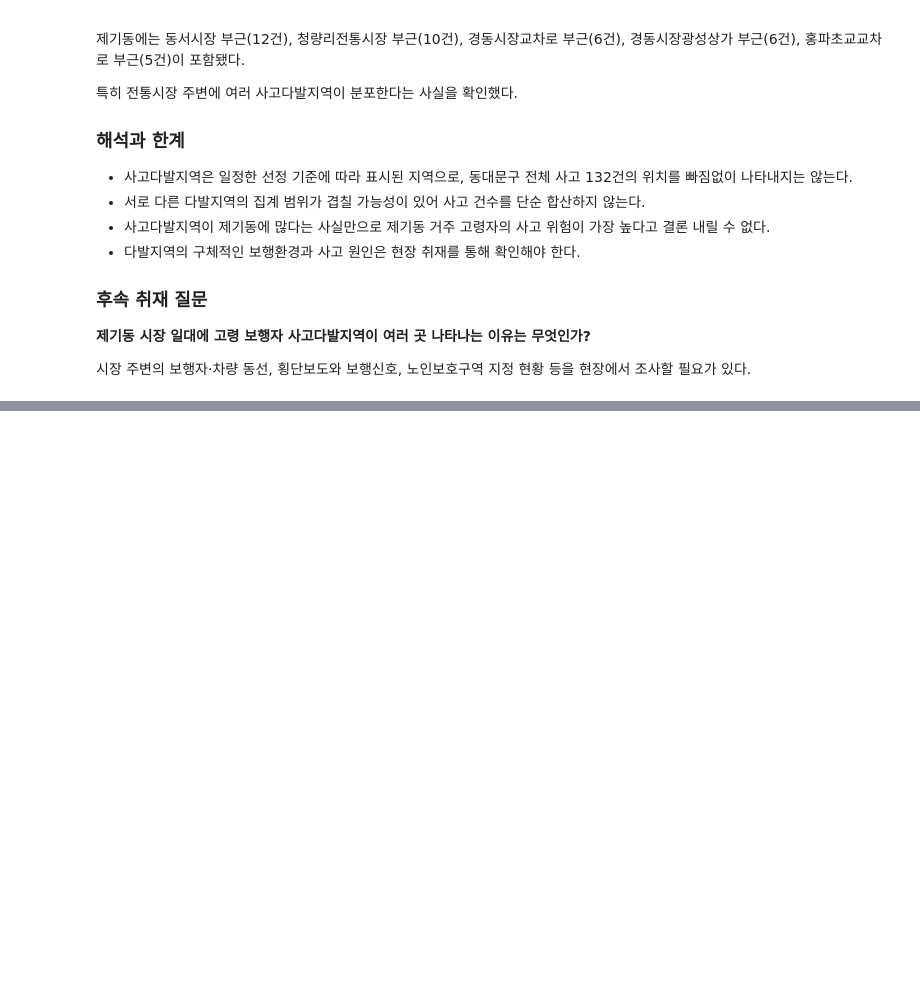
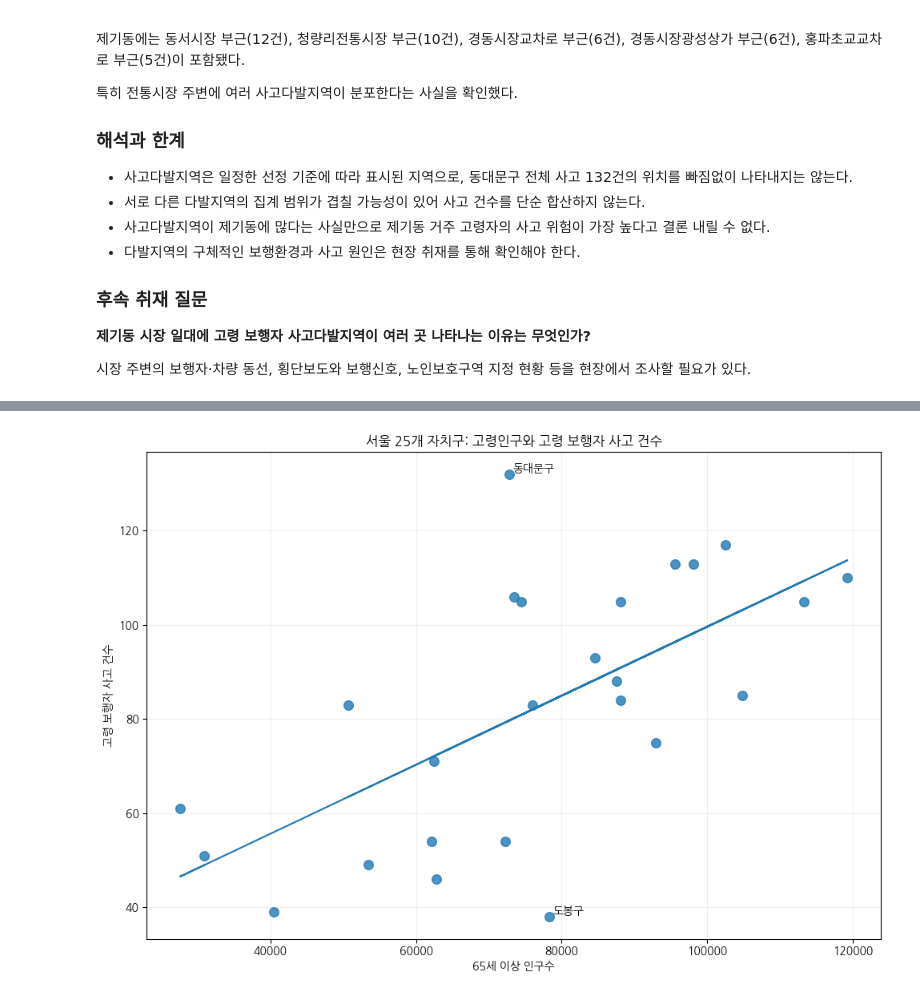
Before and after one commit to csy04x2/elder_accident, a Jupyter notebook: analysis.ipynb, the cells around one changed output, grey strips where cells are left out. Drawn from its saved outputs; the diff is of its cells as text; code cells hidden in the pictures; blank space fills up the shorter version.

```diff
--- a/analysis.ipynb
+++ b/analysis.ipynb
@@ -475,0 +585,36 @@ TAAS의 2025년 동대문구 고령 보행자 사고 상세자료 132건과 서
+# %%
+plt.figure(figsize=(10, 7))
+
+# 산점도
+plt.scatter(
+    correlation_data['고령인구'],
+    correlation_data['사고건수'],
+    s=70,
+    alpha=0.8
+)
+
+# 회귀선
+x_line = correlation_data['고령인구']
+y_line = regression.slope * x_line + regression.intercept
+plt.plot(x_line, y_line)
+
+# 잔차가 큰 지역 이름 표시
+label_districts = ['동대문구', '도봉구']
+
+for _, row in correlation_data.iterrows():
+    if row['시군구'] in label_districts:
+        plt.text(
+            row['고령인구'] + 500,
+            row['사고건수'] + 0.5,
+            row['시군구'],
+            fontsize=10
+        )
+
+plt.xlabel('65세 이상 인구수')
+plt.ylabel('고령 보행자 사고 건수')
+plt.title('서울 25개 자치구: 고령인구와 고령 보행자 사고 건수')
+plt.grid(alpha=0.2)
+plt.tight_layout()
+plt.show()
+# %% [output]
+[figure, added]
```
Also changed, not shown: parts of 5 cells of this notebook, 1 other file.
